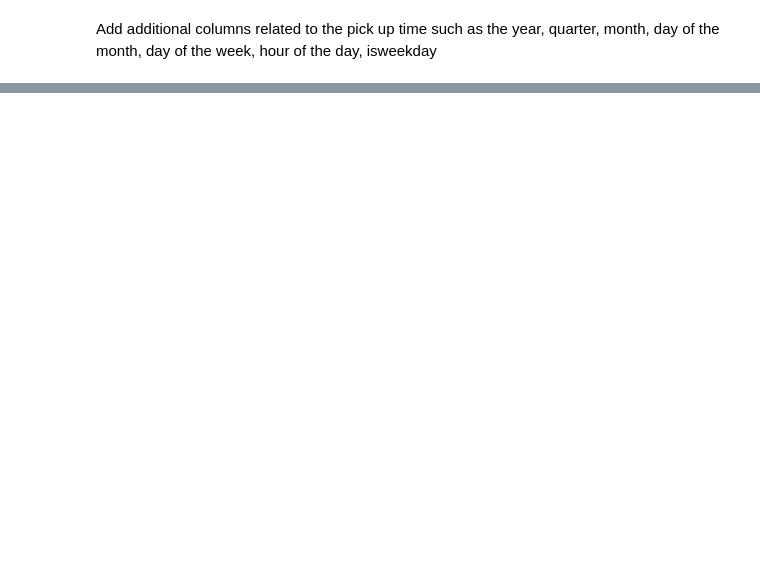
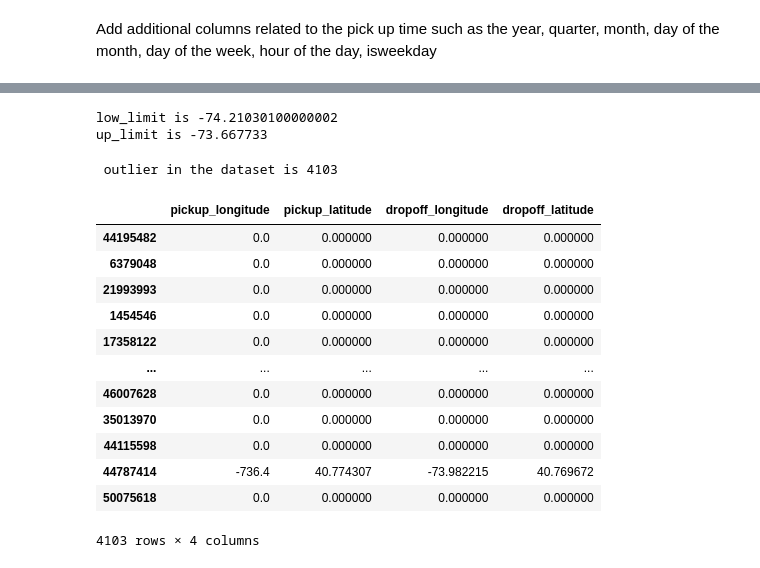
Before and after one commit to nikhil-ravi/ORIE5751Uber, a Jupyter notebook: python/datasets_nikhil.ipynb, the cells around one changed output, grey strips where cells are left out. Cells and saved outputs as stored; diff of their text form; code cells hidden in the pictures; blank space fills up the shorter version.

```diff
--- a/python/datasets_nikhil.ipynb
+++ b/python/datasets_nikhil.ipynb
@@ -193,0 +185,14 @@ NameError: name 'clustering' is not defined
+# %%
+X = data.pickup_longitude
+sortX = np.sort(X)
+sortX
+Q1 = np.percentile(X, 5, interpolation = 'midpoint')
+Q2 = np.percentile(X, 50, interpolation = 'midpoint')
+Q3 = np.percentile(X, 95, interpolation = 'midpoint')
+
+print('Q1 25 percentile of the given data is, ', Q1)
+print('Q1 50 percentile of the given data is, ', Q2)
+print('Q1 75 percentile of the given data is, ', Q3)
+
+IQR = Q3 - Q1
+print('Interquartile range is', IQR)
@@ -193,0 +210,32 @@ NameError: name 'clustering' is not defined
+# %%
+low_lim = Q1 - 1.5 * IQR
+up_lim = Q3 + 1.5 * IQR
+print('low_limit is', low_lim)
+print('up_limit is', up_lim)
+# %% [output]
+low_limit is -74.21030100000002
+up_limit is -73.667733
+# %%
+outlier =[]
+for i, x in enumerate(X):
+    if ((x> up_lim) or (x<low_lim)):
+         outlier.append(i)
+print(' outlier in the dataset is', len(outlier))
+# %% [output]
+ outlier in the dataset is 4103
+# %%
+data[['pickup_longitude','pick_lat','drop_lon','drop_lat']].iloc[outlier]
+# %% [output]
+|  | pickup_longitude | pickup_latitude | dropoff_longitude | dropoff_latitude |
+| 44195482 | 0.0 | 0.000000 | 0.000000 | 0.000000 |
+| 6379048 | 0.0 | 0.000000 | 0.000000 | 0.000000 |
+| 21993993 | 0.0 | 0.000000 | 0.000000 | 0.000000 |
+| 1454546 | 0.0 | 0.000000 | 0.000000 | 0.000000 |
+| 17358122 | 0.0 | 0.000000 | 0.000000 | 0.000000 |
+| ... | ... | ... | ... | ... |
+| 46007628 | 0.0 | 0.000000 | 0.000000 | 0.000000 |
+| 35013970 | 0.0 | 0.000000 | 0.000000 | 0.000000 |
+| 44115598 | 0.0 | 0.000000 | 0.000000 | 0.000000 |
+| 44787414 | -736.4 | 40.774307 | -73.982215 | 40.769672 |
+| 50075618 | 0.0 | 0.000000 | 0.000000 | 0.000000 |
+4103 rows × 4 columns
```
Also changed, not shown: parts of 27 cells of this notebook, 52 other files.
